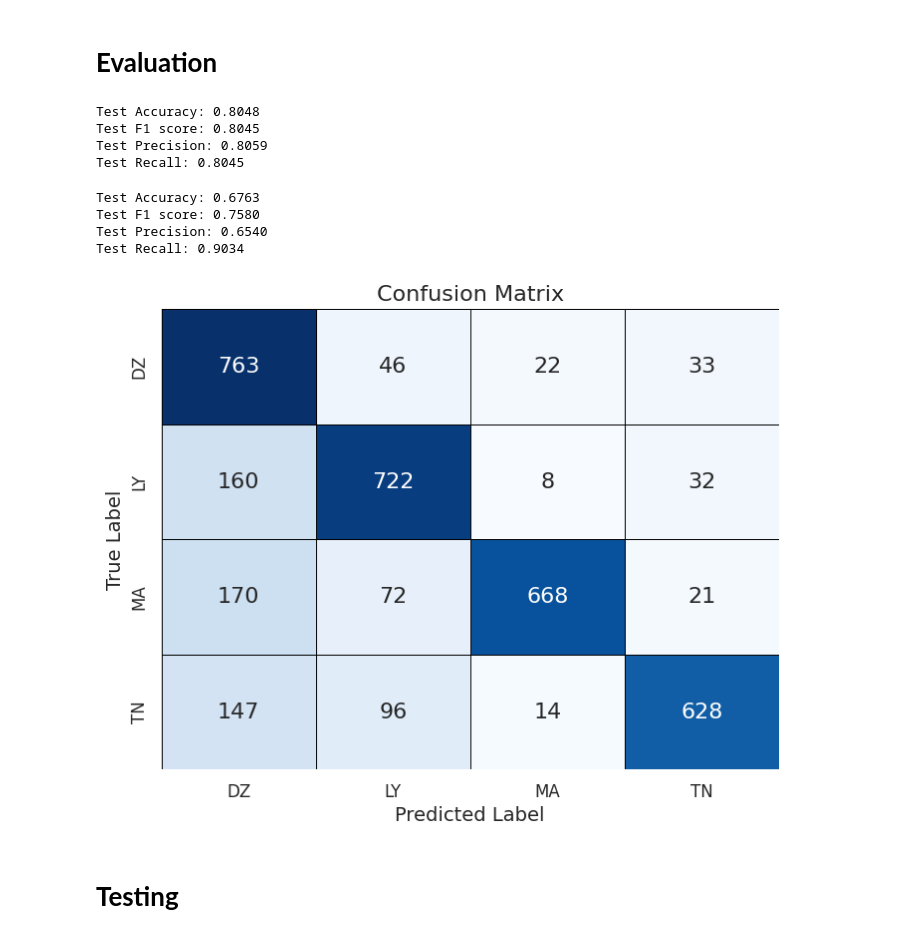
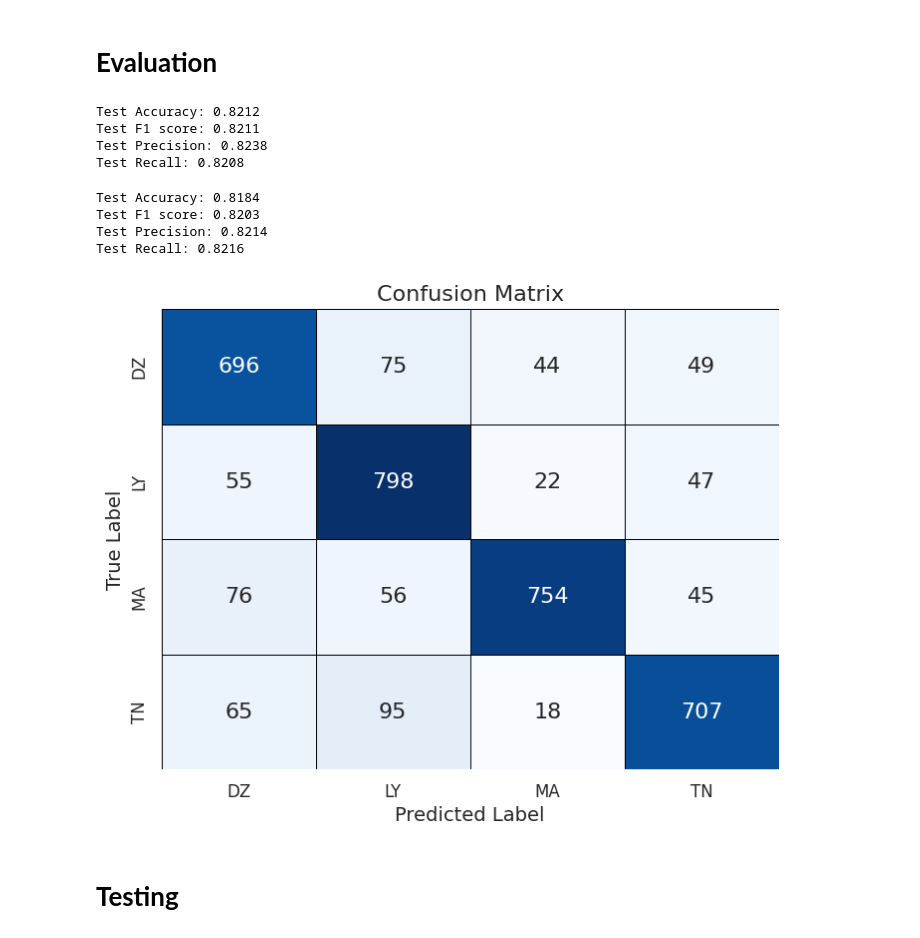
Before and after one commit to Skander28/LastWork, a Jupyter notebook: LSTM.ipynb, the cells around one changed output. Saved outputs shown, nothing was run; the diff lists cells and outputs as text; code cells hidden in the pictures.

```diff
--- a/LSTM.ipynb
+++ b/LSTM.ipynb
@@ -165,7 +165,7 @@ import torch.optim as optim
 from tqdm import tqdm
 import numpy as np
 
-emb_dim = 200
+emb_dim = 100
 batch_size = 64
 
 
@@ -174,7 +174,7 @@ class MyModel(nn.Module):
         super(MyModel, self).__init__()
         self.embedding = nn.Embedding(vocab_size, emb_dim)
         self.dropout = nn.Dropout(p=0.5)
-        self.lstm = nn.LSTM(emb_dim, 100,num_layers = 1, dropout=0.3, batch_first=True)
+        self.lstm = nn.LSTM(emb_dim, 100,num_layers = 2, dropout=0.3, batch_first=True)
         # self.lstm2 = nn.LSTM(100, 50, dropout=0.3, batch_first=True)
         self.linear = nn.Linear(100, 4)
         softmax = nn.Softmax(dim=1)
@@ -194,7 +194,7 @@ optimizer = optim.Adam(model.parameters(),lr=0.001)
 criterion = nn.BCEWithLogitsLoss()
 
 best_val_loss = float('inf')
-patience = 5
+patience = 8
 early_stopping_counter = 0
 
 for epoch in tqdm(range(100)):
@@ -279,10 +279,10 @@ print('Test F1 score: {:.4f}'.format(test_f1))
 print('Test Precision: {:.4f}'.format(test_prec))
 print('Test Recall: {:.4f}'.format(test_recall))
 # %% [output]
-Test Accuracy: 0.8048
-Test F1 score: 0.8045
-Test Precision: 0.8059
-Test Recall: 0.8045
+Test Accuracy: 0.8212
+Test F1 score: 0.8211
+Test Precision: 0.8238
+Test Recall: 0.8208
 # %%
 import sklearn.metrics as metrics
 import matplotlib.pyplot as plt
@@ -297,42 +297,42 @@ with torch.no_grad():
         inputs, labels = batch[0].to(device), batch[1].to(device)
         labels = labels.float()
         outputs = model(inputs)
-        preds = torch.sigmoid(outputs) > 0.5
+        preds = torch.sigmoid(outputs) > 0.6
         y_true.extend(labels.cpu().detach().numpy())
         y_pred.extend(preds.cpu().detach().numpy())
 
 # Convert lists to NumPy arrays
 y_true = np.array(y_true)
 y_pred = np.array(y_pred)
 
 test_acc = metrics.accuracy_score(y_true, y_pred)
 test_f1 = metrics.f1_score(y_true, y_pred, average='macro')
 test_prec = metrics.precision_score(y_true, y_pred, average='macro')
 test_recall = metrics.recall_score(y_true, y_pred, average='macro')
 
 print('Test Accuracy: {:.4f}'.format(test_acc))
 print('Test F1 score: {:.4f}'.format(test_f1))
 print('Test Precision: {:.4f}'.format(test_prec))
 print('Test Recall: {:.4f}'.format(test_recall))
 
 # Calculate confusion matrix
 test_confusion_matrix = metrics.confusion_matrix(y_true.argmax(axis=1), y_pred.argmax(axis=1), labels=[0, 1, 2, 3])
 sns.set(font_scale=1.2)
 fig, ax = plt.subplots(figsize=(8, 6))
 sns.heatmap(test_confusion_matrix, annot=True, fmt='d', cmap='Blues', cbar=False,
             annot_kws={"size": 16}, linewidths=0.5, linecolor='black', ax=ax)
 ax.set_xlabel('Predicted Label', fontsize=14)
 ax.set_ylabel('True Label', fontsize=14)
 ax.set_xticklabels(["DZ", "LY", "MA", "TN"], fontsize=12)
 ax.set_yticklabels(["DZ", "LY", "MA", "TN"], fontsize=12)
 plt.title('Confusion Matrix', fontsize=16)
 plt.show()
 # %% [output]
-Test Accuracy: 0.6763
-Test F1 score: 0.7580
-Test Precision: 0.6540
-Test Recall: 0.9034
+Test Accuracy: 0.8184
+Test F1 score: 0.8203
+Test Precision: 0.8214
+Test Recall: 0.8216
-[figure, old version]
+[figure, new version]
 # %% [markdown]
 # **Testing**
 # %%
```
Also changed, not shown: parts of 2 cells of this notebook.
